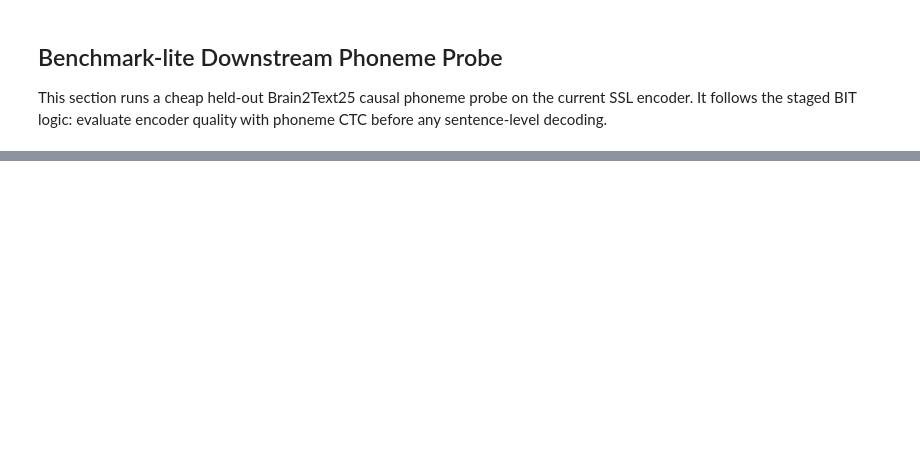
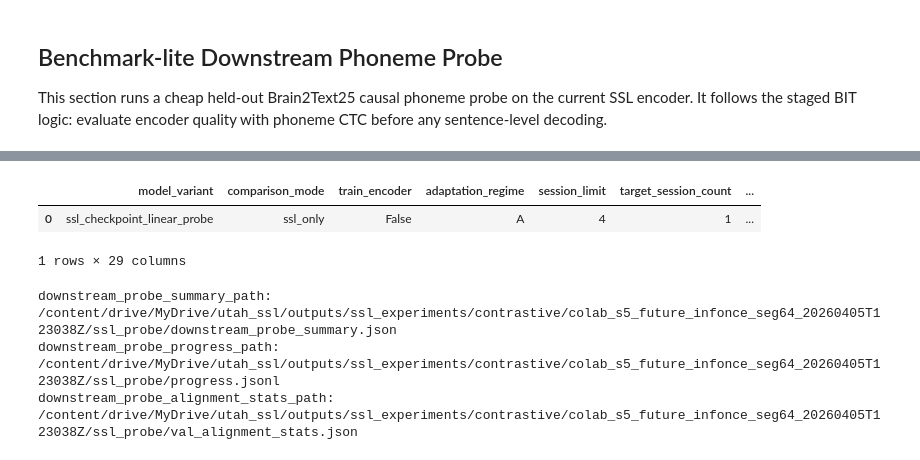
Before and after one commit to ethan-read/utah-ssl, a Jupyter notebook: analysis/active/ssl_experiments/s5_contrastive_ssl_colab.ipynb, the cells around one changed output, grey strips where cells are left out. Saved outputs shown, nothing was run; the diff lists cells and outputs as text; code cells hidden in the pictures; blank space fills up the shorter version.

```diff
--- a/analysis/active/ssl_experiments/s5_contrastive_ssl_colab.ipynb
+++ b/analysis/active/ssl_experiments/s5_contrastive_ssl_colab.ipynb
@@ -1945,0 +551,31 @@ print("max_files_per_shard:", df["num_files"].max())
+# %%
+# Run the held-out Brain2Text25 probe using the SSL checkpoint encoder.
+import pandas as pd
+
+SSL_PROBE_SUMMARY = run_downstream_probe(
+    probe_state=DOWNSTREAM_PROBE_DEFAULT_STATE,
+    probe_config=DOWNSTREAM_PROBE_CONFIG,
+    cache_root=CACHE_ROOT,
+    device=DEVICE,
+    variant_prefix="ssl_checkpoint",
+    artifact_prefix="ssl_probe",
+    train_encoder=False,
+    comparison_mode="ssl_only",
+)
+
+downstream_probe_summary = SSL_PROBE_SUMMARY
+downstream_probe_summary_path = Path(SSL_PROBE_SUMMARY["summary_path"])
+downstream_probe_progress_path = Path(SSL_PROBE_SUMMARY["progress_log_path"])
+
+display(pd.DataFrame([SSL_PROBE_SUMMARY]))
+print("downstream_probe_summary_path:", downstream_probe_summary_path)
+print("downstream_probe_progress_path:", downstream_probe_progress_path)
+if SSL_PROBE_SUMMARY.get("alignment_stats_path") is not None:
+    print("downstream_probe_alignment_stats_path:", SSL_PROBE_SUMMARY["alignment_stats_path"])
+# %% [output]
+|  | model_variant | comparison_mode | train_encoder | adaptation_regime | session_limit | target_session_count | ... |
+| 0 | ssl_checkpoint_linear_probe | ssl_only | False | A | 4 | 1 | ... |
+1 rows × 29 columns
+downstream_probe_summary_path: /content/drive/MyDrive/utah_ssl/outputs/ssl_experiments/contrastive/colab_s5_future_infonce_seg64_20260405T123038Z/ssl_probe/downstream_probe_summary.json
+downstream_probe_progress_path: /content/drive/MyDrive/utah_ssl/outputs/ssl_experiments/contrastive/colab_s5_future_infonce_seg64_20260405T123038Z/ssl_probe/progress.jsonl
+downstream_probe_alignment_stats_path: /content/drive/MyDrive/utah_ssl/outputs/ssl_experiments/contrastive/colab_s5_future_infonce_seg64_20260405T123038Z/ssl_probe/val_alignment_stats.json
```
Also changed, not shown: parts of 23 cells of this notebook, 6 other files.
